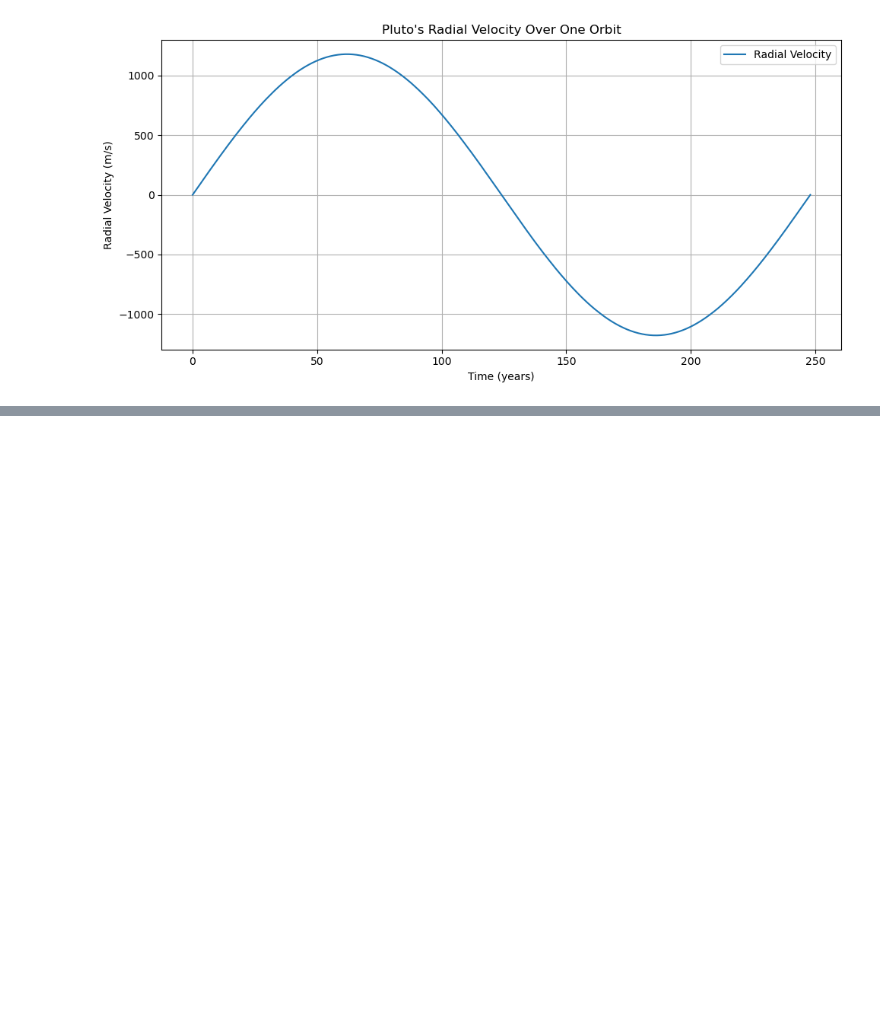
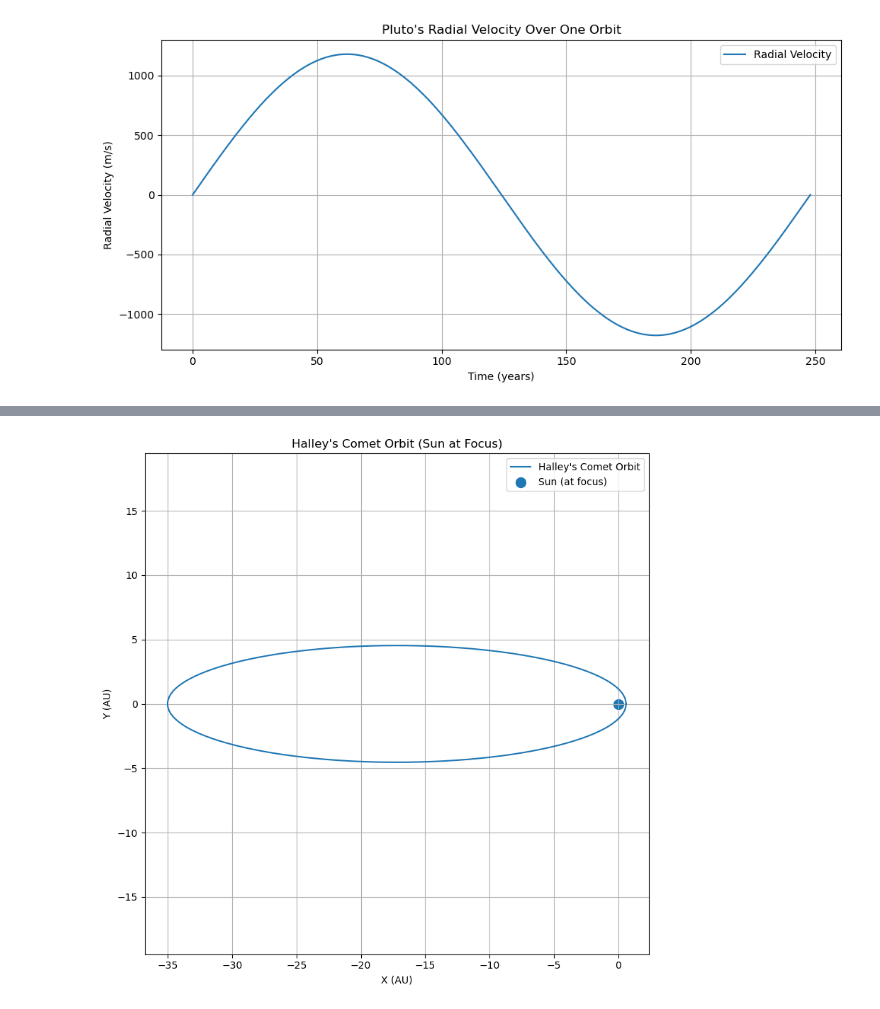
Before and after one commit to gharriso/AstroPython, a Jupyter notebook: CourseraCalculus/calculusPlay.ipynb, the cells around one changed output, grey strips where cells are left out. Cells and saved outputs as stored; diff of their text form; code cells hidden in the pictures; blank space fills up the shorter version.

```diff
--- a/CourseraCalculus/calculusPlay.ipynb
+++ b/CourseraCalculus/calculusPlay.ipynb
@@ -174,0 +178,32 @@ def _lambdifygenerated(t):
+# %%
+import numpy as np
+import matplotlib.pyplot as plt
+
+# Halley's Comet orbital parameters
+a_AU = 17.8       # Semi-major axis in AU
+e = 0.967         # Eccentricity
+
+# Parameter for plotting
+theta = np.linspace(0, 2 * np.pi, 1000)
+
+# Polar equation centered on the Sun (focus)
+r = (a_AU * (1 - e**2)) / (1 + e * np.cos(theta))
+
+# Convert to Cartesian coordinates
+x = r * np.cos(theta)
+y = r * np.sin(theta)
+
+# Plotting
+plt.figure(figsize=(8, 8))
+plt.plot(x, y, label="Halley's Comet Orbit")
+plt.scatter(0, 0, marker='o', s=100, label='Sun (at focus)')
+plt.title("Halley's Comet Orbit (Sun at Focus)")
+plt.xlabel("X (AU)")
+plt.ylabel("Y (AU)")
+plt.axis('equal')  # Preserve the true shape
+plt.grid(True)
+plt.legend()
+plt.tight_layout()
+plt.show()
+# %% [output]
+[figure, added]
```
Also changed, not shown: parts of 2 cells of this notebook.
